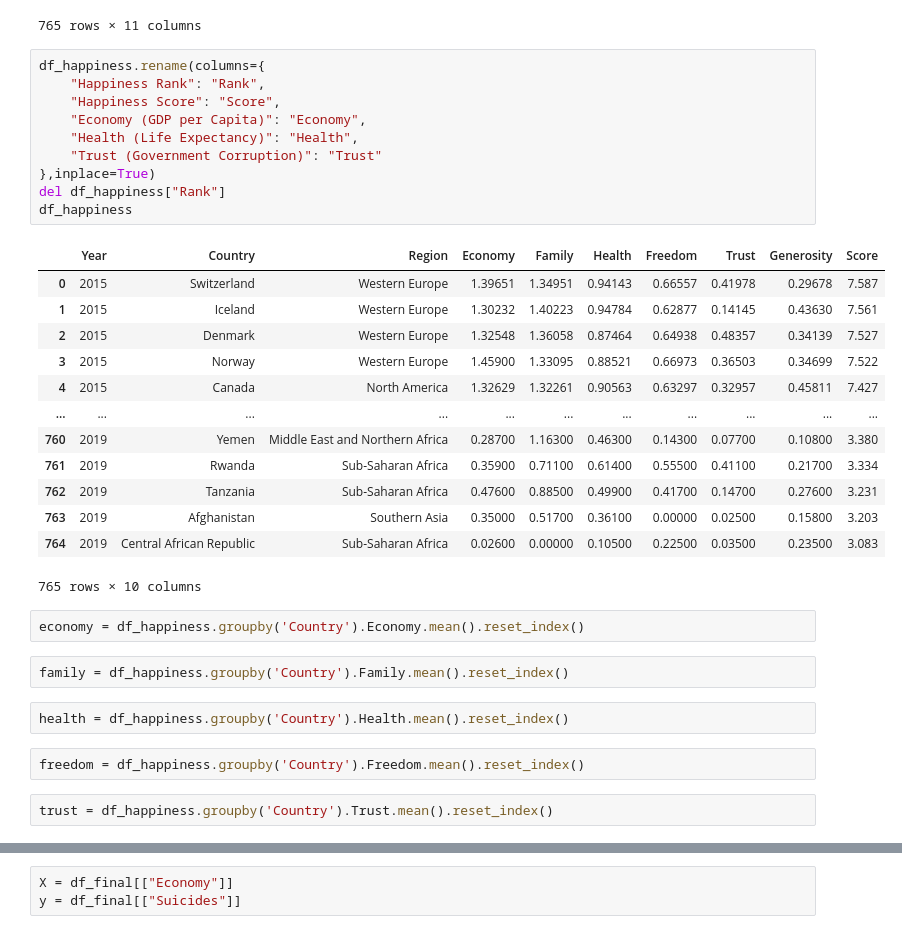
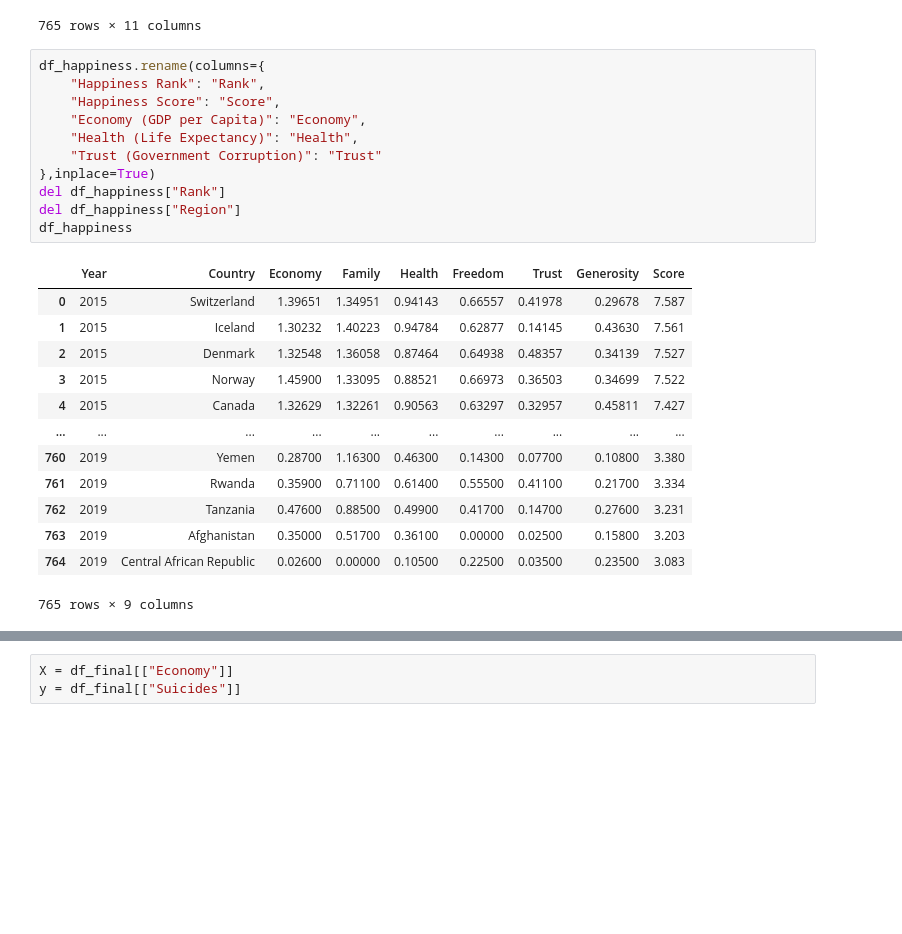
Before and after one commit to dianaxime/DM_Proyecto, a Jupyter notebook: Modelo.ipynb, the cells around one changed output, grey strips where cells are left out. Cells and saved outputs as stored; diff of their text form; blank space fills up the shorter version.

```diff
--- a/Modelo.ipynb
+++ b/Modelo.ipynb
@@ -170,34 +190,25 @@ df_happiness
 # %%
 df_happiness.rename(columns={
     "Happiness Rank": "Rank",
     "Happiness Score": "Score",
     "Economy (GDP per Capita)": "Economy",
     "Health (Life Expectancy)": "Health",
     "Trust (Government Corruption)": "Trust"
 },inplace=True)
 del df_happiness["Rank"]
+del df_happiness["Region"]
 df_happiness
 # %% [output]
-|  | Year | Country | Region | Economy | Family | Health | Freedom | Trust | Generosity | Score |
-| 0 | 2015 | Switzerland | Western Europe | 1.39651 | 1.34951 | 0.94143 | 0.66557 | 0.41978 | 0.29678 | 7.587 |
-| 1 | 2015 | Iceland | Western Europe | 1.30232 | 1.40223 | 0.94784 | 0.62877 | 0.14145 | 0.43630 | 7.561 |
-| 2 | 2015 | Denmark | Western Europe | 1.32548 | 1.36058 | 0.87464 | 0.64938 | 0.48357 | 0.34139 | 7.527 |
-| 3 | 2015 | Norway | Western Europe | 1.45900 | 1.33095 | 0.88521 | 0.66973 | 0.36503 | 0.34699 | 7.522 |
-| 4 | 2015 | Canada | North America | 1.32629 | 1.32261 | 0.90563 | 0.63297 | 0.32957 | 0.45811 | 7.427 |
-| ... | ... | ... | ... | ... | ... | ... | ... | ... | ... | ... |
-| 760 | 2019 | Yemen | Middle East and Northern Africa | 0.28700 | 1.16300 | 0.46300 | 0.14300 | 0.07700 | 0.10800 | 3.380 |
-| 761 | 2019 | Rwanda | Sub-Saharan Africa | 0.35900 | 0.71100 | 0.61400 | 0.55500 | 0.41100 | 0.21700 | 3.334 |
-| 762 | 2019 | Tanzania | Sub-Saharan Africa | 0.47600 | 0.88500 | 0.49900 | 0.41700 | 0.14700 | 0.27600 | 3.231 |
-| 763 | 2019 | Afghanistan | Southern Asia | 0.35000 | 0.51700 | 0.36100 | 0.00000 | 0.02500 | 0.15800 | 3.203 |
-| 764 | 2019 | Central African Republic | Sub-Saharan Africa | 0.02600 | 0.00000 | 0.10500 | 0.22500 | 0.03500 | 0.23500 | 3.083 |
+|  | Year | Country | Economy | Family | Health | Freedom | Trust | Generosity | Score |
+| 0 | 2015 | Switzerland | 1.39651 | 1.34951 | 0.94143 | 0.66557 | 0.41978 | 0.29678 | 7.587 |
+| 1 | 2015 | Iceland | 1.30232 | 1.40223 | 0.94784 | 0.62877 | 0.14145 | 0.43630 | 7.561 |
+| 2 | 2015 | Denmark | 1.32548 | 1.36058 | 0.87464 | 0.64938 | 0.48357 | 0.34139 | 7.527 |
+| 3 | 2015 | Norway | 1.45900 | 1.33095 | 0.88521 | 0.66973 | 0.36503 | 0.34699 | 7.522 |
+| 4 | 2015 | Canada | 1.32629 | 1.32261 | 0.90563 | 0.63297 | 0.32957 | 0.45811 | 7.427 |
+| ... | ... | ... | ... | ... | ... | ... | ... | ... | ... |
+| 760 | 2019 | Yemen | 0.28700 | 1.16300 | 0.46300 | 0.14300 | 0.07700 | 0.10800 | 3.380 |
+| 761 | 2019 | Rwanda | 0.35900 | 0.71100 | 0.61400 | 0.55500 | 0.41100 | 0.21700 | 3.334 |
+| 762 | 2019 | Tanzania | 0.47600 | 0.88500 | 0.49900 | 0.41700 | 0.14700 | 0.27600 | 3.231 |
+| 763 | 2019 | Afghanistan | 0.35000 | 0.51700 | 0.36100 | 0.00000 | 0.02500 | 0.15800 | 3.203 |
+| 764 | 2019 | Central African Republic | 0.02600 | 0.00000 | 0.10500 | 0.22500 | 0.03500 | 0.23500 | 3.083 |
-765 rows × 10 columns
+765 rows × 9 columns
-# %%
-economy = df_happiness.groupby('Country').Economy.mean().reset_index()
-# %%
-family = df_happiness.groupby('Country').Family.mean().reset_index()
-# %%
-health = df_happiness.groupby('Country').Health.mean().reset_index()
-# %%
-freedom = df_happiness.groupby('Country').Freedom.mean().reset_index()
-# %%
-trust = df_happiness.groupby('Country').Trust.mean().reset_index()
```
Also changed, not shown: parts of 36 cells of this notebook.
